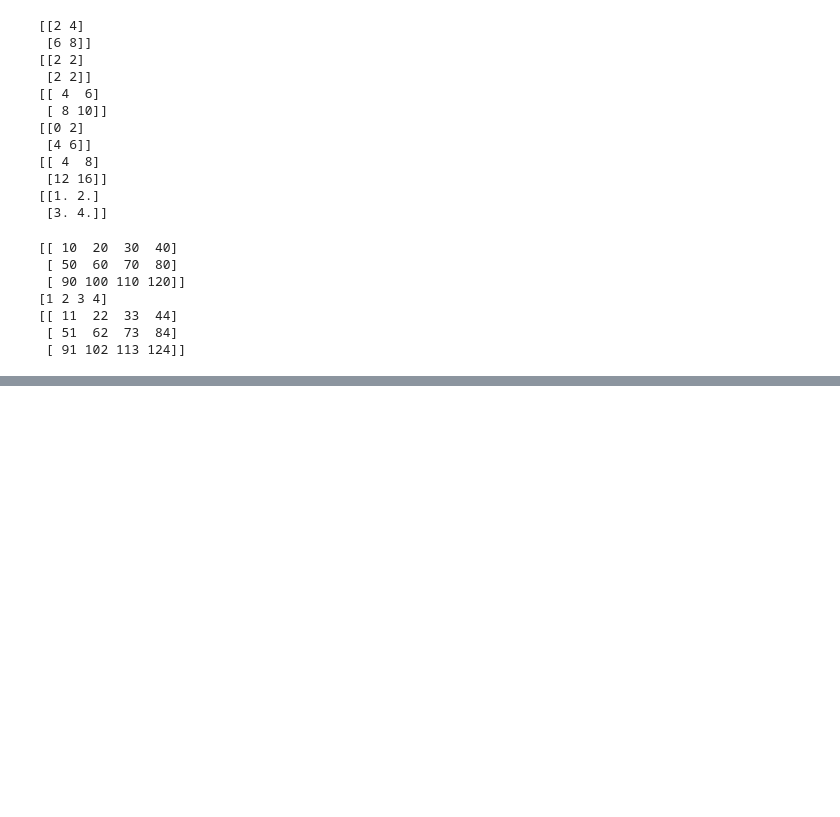
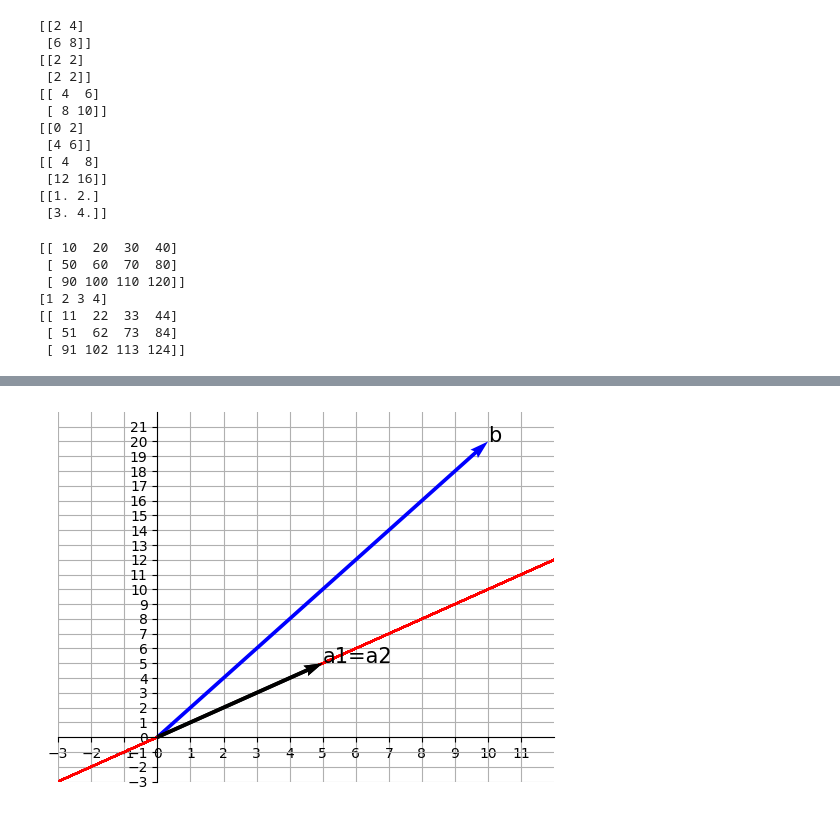
Before and after one commit to inwoo01/math2, a Jupyter notebook: 4주차실습.ipynb, the cells around one changed output, grey strips where cells are left out. Cells and saved outputs as stored; diff of their text form; code cells hidden in the pictures; blank space fills up the shorter version.

```diff
--- a/4주차실습.ipynb
+++ b/4주차실습.ipynb
@@ -226,0 +767,41 @@ print(A+B)
+# %%
+import numpy as np
+import matplotlib.pyplot as plt
+
+A=np.array([[5,5],[5,5]])
+b=np.array([10,20])
+a1=A[:,0]
+a2=A[:,1]
+
+fig=plt.figure()
+ax=fig.add_subplot(1,1,1)
+
+line_x=[]
+line_y=[]
+for c1 in np.linspace(-5,25,25):
+  for c2 in np.linspace(-5,25,25):
+    c1_a1=a1*c1
+    c2_a2=a2*c2
+    sum=c1_a1+c2_a2
+    line_x.append(sum[0])
+    line_y.append(sum[1])
+plt.plot(line_x,line_y,color='red',zorder=1)
+plt.quiver(0,0,a1[0],a1[1],angles='xy',scale_units='xy',scale=1,zorder=2)
+plt.text(a1[0],a1[1],'a1=a2',size=15,zorder=2)
+plt.quiver(0,0,a2[0],a2[1],angles='xy',scale_units='xy',scale=1,zorder=2)
+plt.quiver(0,0,b[0],b[1],angles='xy',scale_units='xy',scale=1,color='blue')
+plt.text(b[0],b[1],'b',size=15)
+
+ax.axis([-3,12,-3,22])
+ax.set_xticks(range(-3,12))
+ax.set_yticks(range(-3,22))
+ax.grid()
+ax.set_axisbelow(True)
+ax.set_aspect('auto',adjustable='box')
+ax.spines['left'].set_position('zero')
+ax.spines['bottom'].set_position('zero')
+ax.spines['right'].set_color('none')
+ax.spines['top'].set_color('none')
+plt.show()
+# %% [output]
+[figure, added]
```
Also changed, not shown: parts of 41 cells of this notebook.
